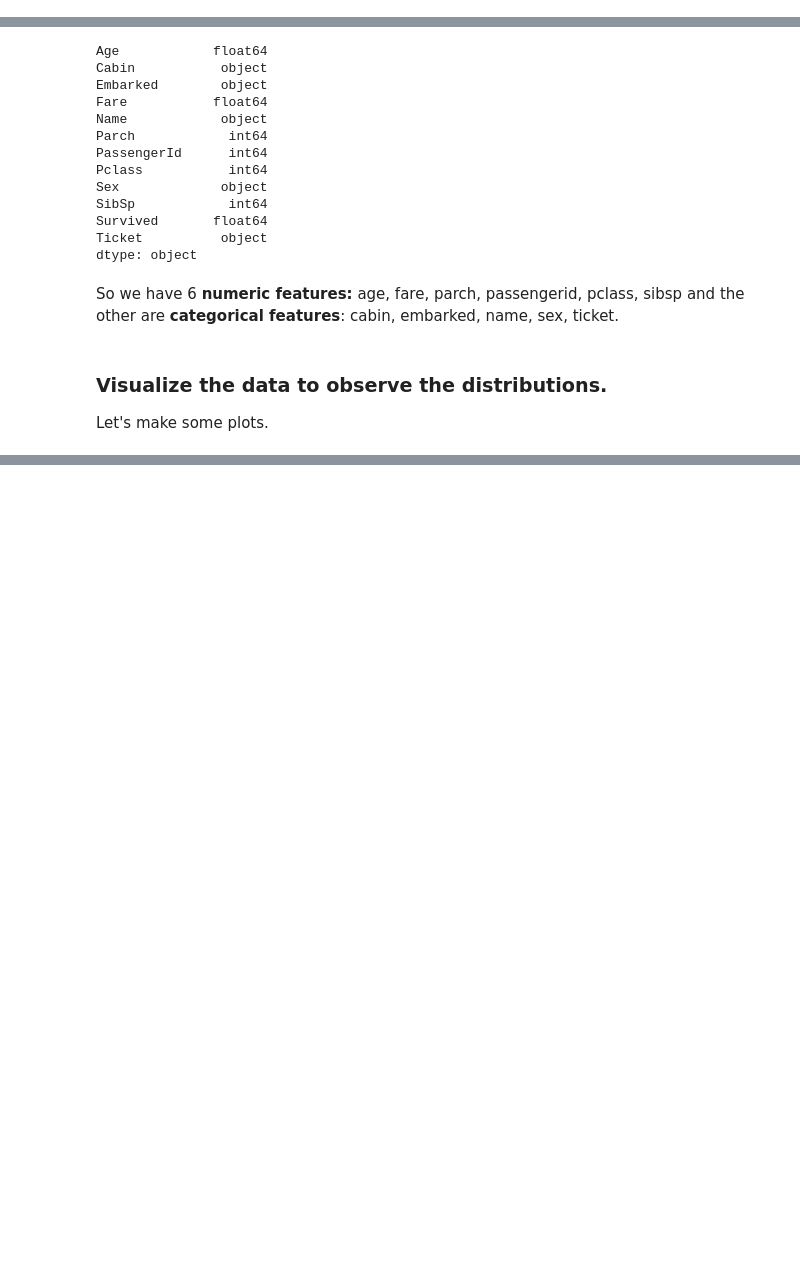
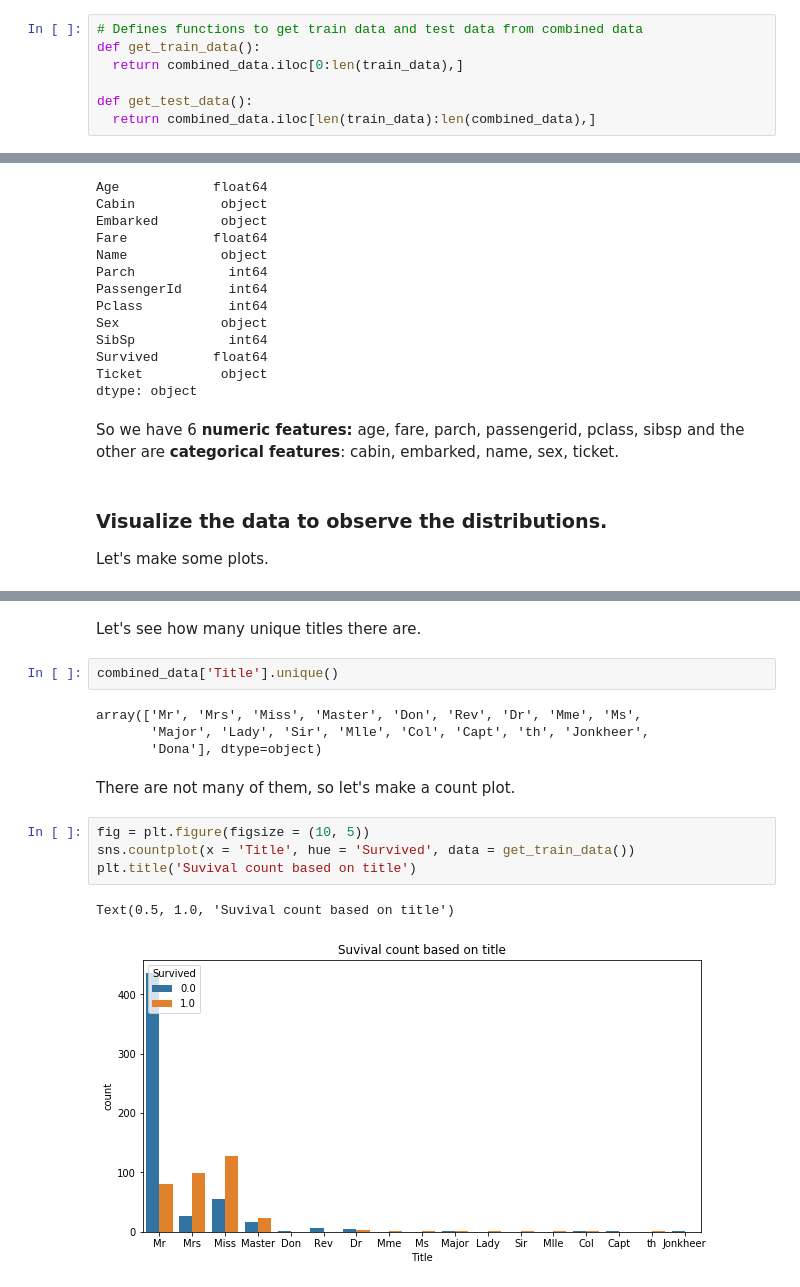
Before and after one commit to JATC1024/First-steps-into-Data-Science, a Jupyter notebook: Titanic.ipynb, the cells around one changed output, grey strips where cells are left out. Cells and saved outputs as stored; diff of their text form; blank space fills up the shorter version.

```diff
--- a/Titanic.ipynb
+++ b/Titanic.ipynb
@@ -51,5 +71,12 @@ test_data = pd.read_csv('sample_data/test.csv', sep = ',')
 # %%
 # Make a combination of the train and test data so that we can convert them at the same time
 combined_data = train_data.append(test_data)
+# %%
+# Defines functions to get train data and test data from combined data
+def get_train_data():
+  return combined_data.iloc[0:len(train_data),]
+
+def get_test_data():
+  return combined_data.iloc[len(train_data):len(combined_data),]
 # %% [markdown]
 ### Take a look at the data:
@@ -139,0 +191,17 @@ categorical_features
+# %% [markdown]
+Let's see how many unique titles there are.
+# %%
+combined_data['Title'].unique()
+# %% [output]
+array(['Mr', 'Mrs', 'Miss', 'Master', 'Don', 'Rev', 'Dr', 'Mme', 'Ms',
+       'Major', 'Lady', 'Sir', 'Mlle', 'Col', 'Capt', 'th', 'Jonkheer',
+       'Dona'], dtype=object)
+# %% [markdown]
+There are not many of them, so let's make a count plot.
+# %%
+fig = plt.figure(figsize = (10, 5))
+sns.countplot(x = 'Title', hue = 'Survived', data = get_train_data())
+plt.title('Suvival count based on title')
+# %% [output]
+Text(0.5, 1.0, 'Suvival count based on title')
+[figure, added]
```
Also changed, not shown: parts of 85 cells of this notebook.
